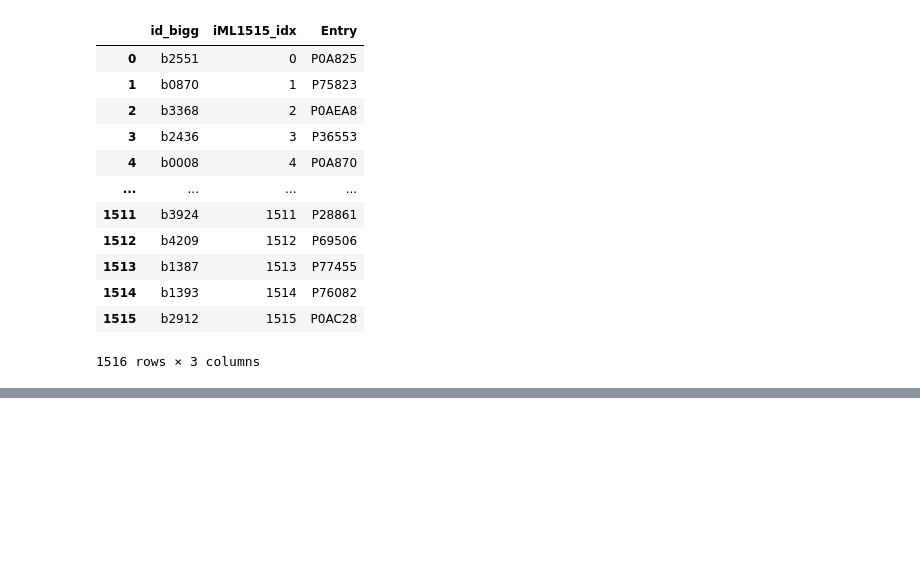
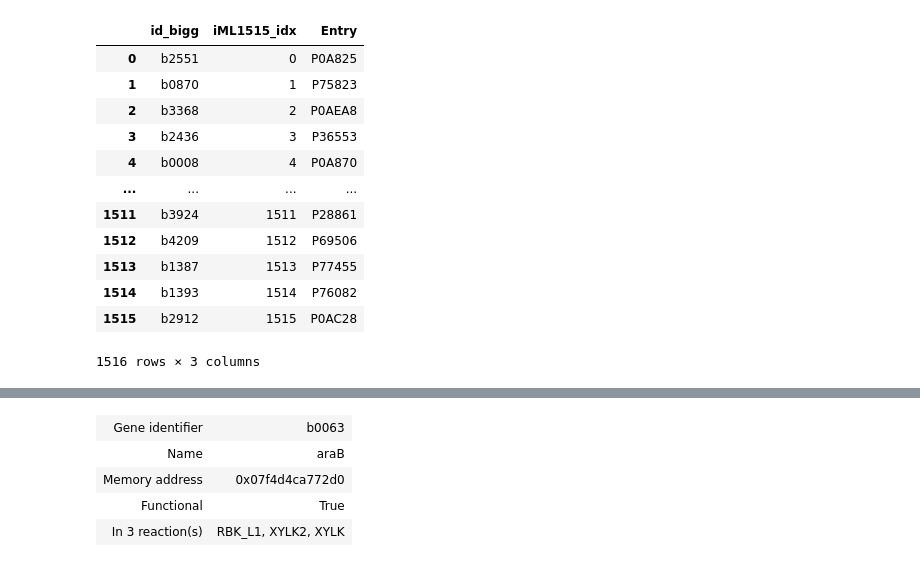
Before and after one commit to matinnuhamunada/co_culture_model, a Jupyter notebook: 00_find_knockouts.ipynb, the cells around one changed output, grey strips where cells are left out. Saved outputs shown, nothing was run; the diff lists cells and outputs as text; code cells hidden in the pictures; blank space fills up the shorter version.

```diff
--- a/00_find_knockouts.ipynb
+++ b/00_find_knockouts.ipynb
@@ -288,0 +339,8 @@ df_isobutyric.to_csv('data/df_isobutyric_knockouts.csv')
+# %%
+model.genes.get_by_id('b0063')
+# %% [output]
+| Gene identifier | b0063 |
+| Name | araB |
+| Memory address | 0x07f4d4ca772d0 |
+| Functional | True |
+| In 3 reaction(s) | RBK_L1, XYLK2, XYLK |
```
Also changed, not shown: parts of 9 cells of this notebook, 1 other file.
